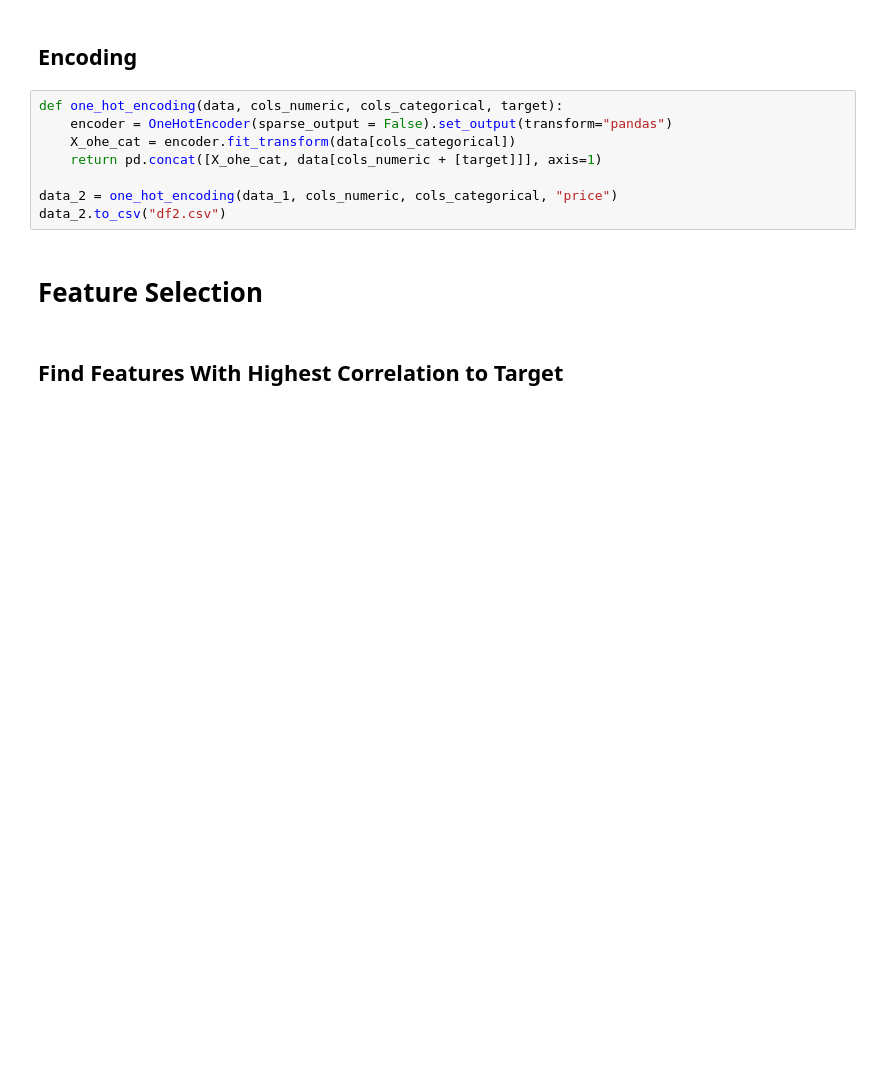
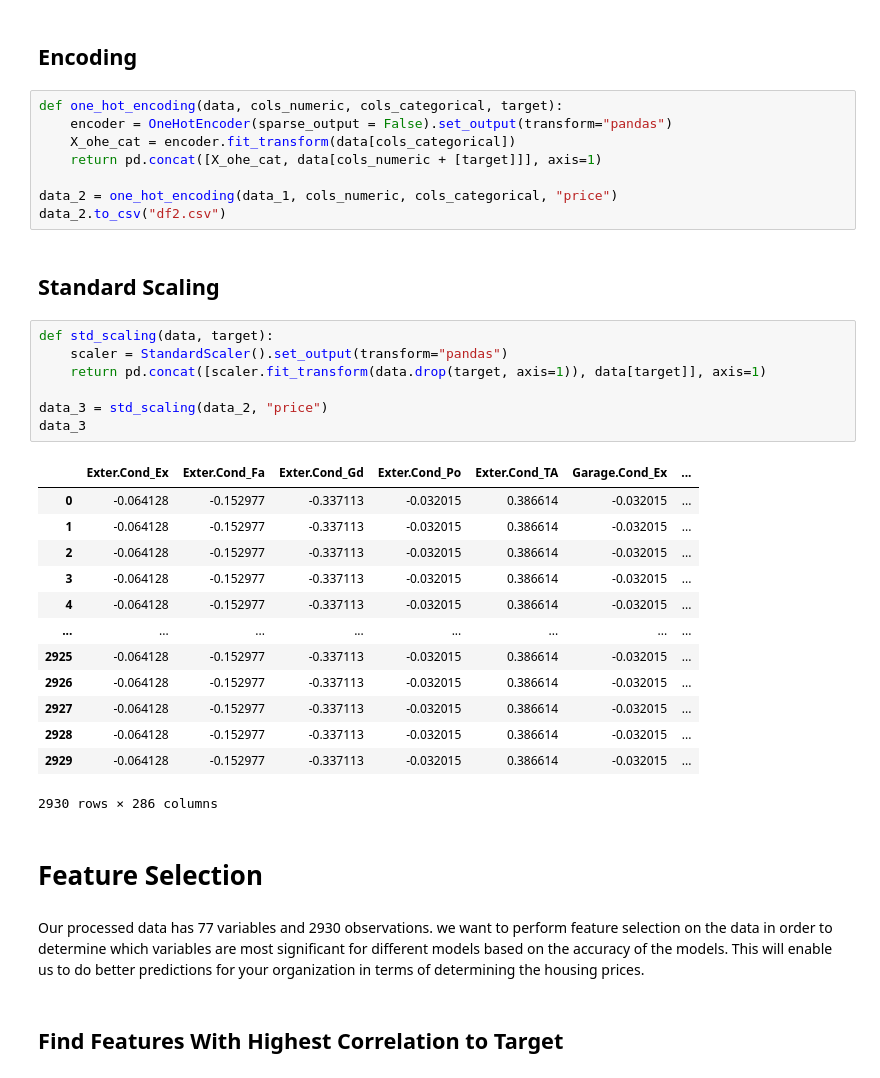
Before and after one commit to CategorIAN/CSCI550MP2, a Jupyter notebook: nb2.ipynb, the cells around one changed output. Saved outputs shown, nothing was run; the diff lists cells and outputs as text; blank space fills up the shorter version.

```diff
--- a/nb2.ipynb
+++ b/nb2.ipynb
@@ -77,8 +77,33 @@ def one_hot_encoding(data, cols_numeric, cols_categorical, target):
 
 data_2 = one_hot_encoding(data_1, cols_numeric, cols_categorical, "price")
 data_2.to_csv("df2.csv")
+# %% [markdown]
+## Standard Scaling
+# %%
+def std_scaling(data, target):
+    scaler = StandardScaler().set_output(transform="pandas")
+    return pd.concat([scaler.fit_transform(data.drop(target, axis=1)), data[target]], axis=1)
+
+data_3 = std_scaling(data_2, "price")
+data_3
+# %% [output]
+|  | Exter.Cond_Ex | Exter.Cond_Fa | Exter.Cond_Gd | Exter.Cond_Po | Exter.Cond_TA | Garage.Cond_Ex | ... |
+| 0 | -0.064128 | -0.152977 | -0.337113 | -0.032015 | 0.386614 | -0.032015 | ... |
+| 1 | -0.064128 | -0.152977 | -0.337113 | -0.032015 | 0.386614 | -0.032015 | ... |
+| 2 | -0.064128 | -0.152977 | -0.337113 | -0.032015 | 0.386614 | -0.032015 | ... |
+| 3 | -0.064128 | -0.152977 | -0.337113 | -0.032015 | 0.386614 | -0.032015 | ... |
+| 4 | -0.064128 | -0.152977 | -0.337113 | -0.032015 | 0.386614 | -0.032015 | ... |
+| ... | ... | ... | ... | ... | ... | ... | ... |
+| 2925 | -0.064128 | -0.152977 | -0.337113 | -0.032015 | 0.386614 | -0.032015 | ... |
+| 2926 | -0.064128 | -0.152977 | -0.337113 | -0.032015 | 0.386614 | -0.032015 | ... |
+| 2927 | -0.064128 | -0.152977 | -0.337113 | -0.032015 | 0.386614 | -0.032015 | ... |
+| 2928 | -0.064128 | -0.152977 | -0.337113 | -0.032015 | 0.386614 | -0.032015 | ... |
+| 2929 | -0.064128 | -0.152977 | -0.337113 | -0.032015 | 0.386614 | -0.032015 | ... |
+2930 rows × 286 columns
 # %% [markdown]
 # Feature Selection
+# %% [markdown]
+Our processed data has 77 variables and 2930 observations. we want to perform feature selection on the data in order to determine which variables are most significant for different models based on the accuracy of the models. This will enable us to do better predictions for your organization in terms of determining the housing prices.
 # %% [markdown]
 ## Find Features With Highest Correlation to Target
 # %%
```
Also changed, not shown: parts of 17 cells of this notebook, 5 other files.
